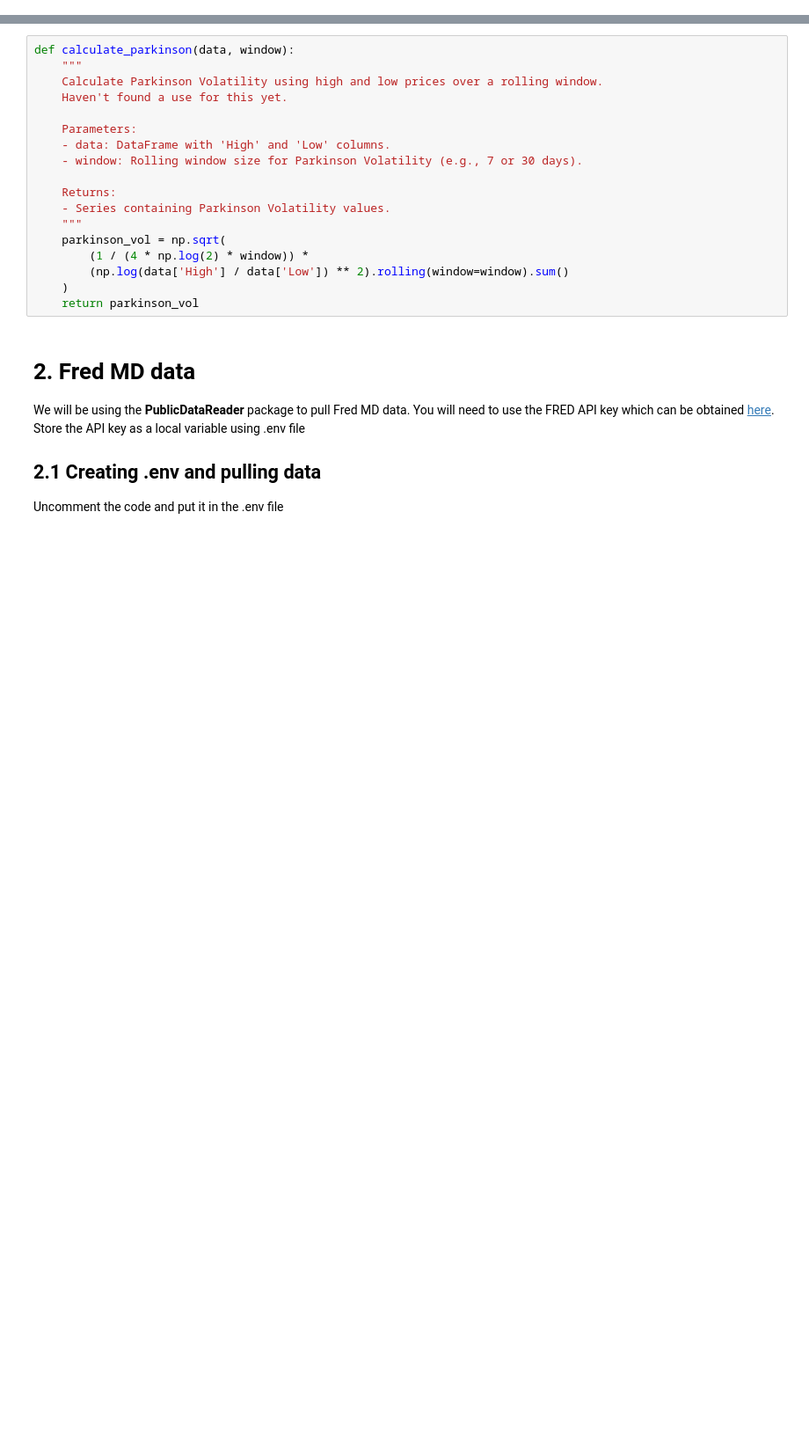
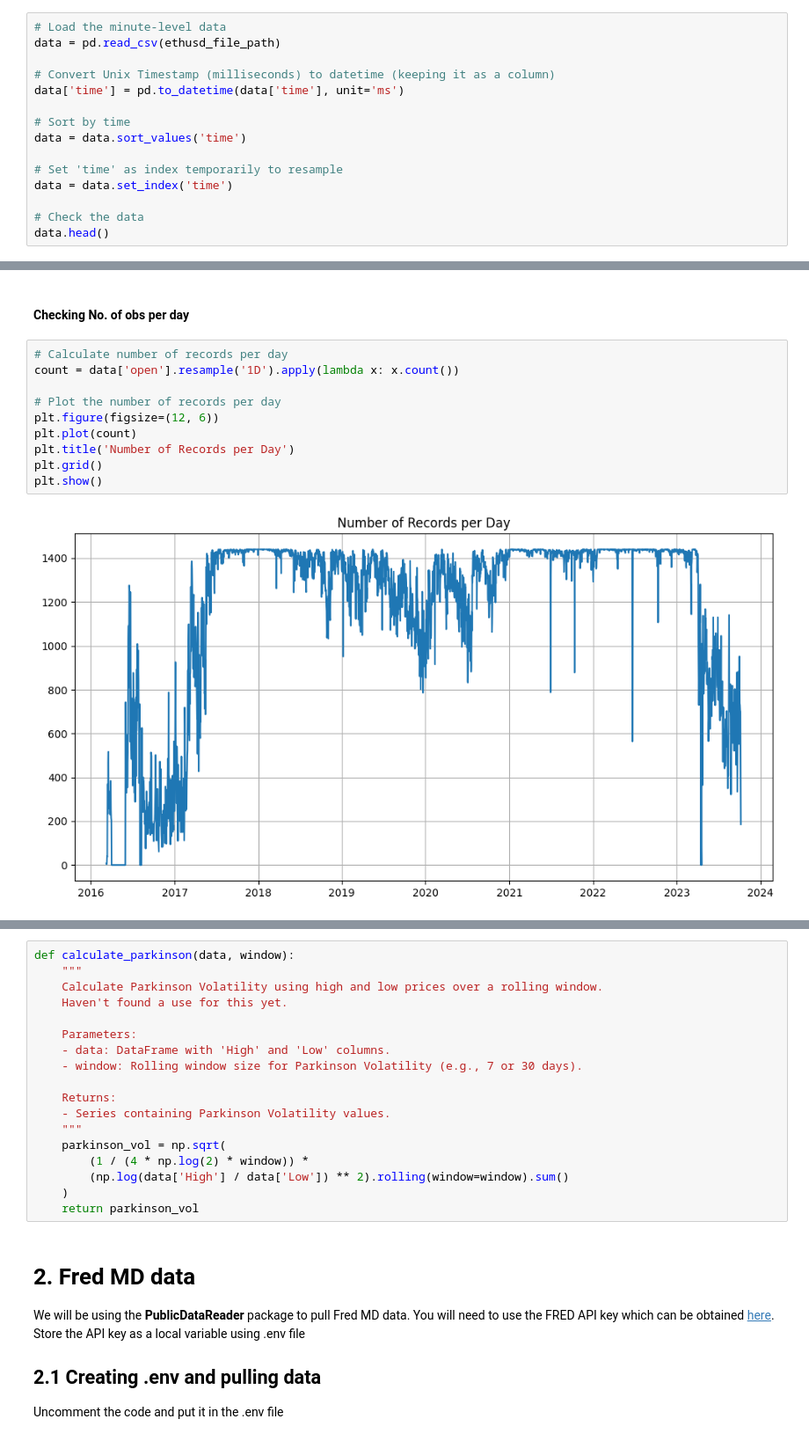
Before and after one commit to zhyoung17/crypto-rv-forecast, a Jupyter notebook: notebooks/data_processing/data_preprocessing.ipynb, the cells around one changed output, grey strips where cells are left out. Shown at 88% size. Saved outputs shown, nothing was run; the diff lists cells and outputs as text; blank space fills up the shorter version.

```diff
--- a/notebooks/data_processing/data_preprocessing.ipynb
+++ b/notebooks/data_processing/data_preprocessing.ipynb
@@ -65,0 +12,15 @@ daily_data = daily_data.reset_index()
+# %%
+# Load the minute-level data
+data = pd.read_csv(ethusd_file_path)
+
+# Convert Unix Timestamp (milliseconds) to datetime (keeping it as a column)
+data['time'] = pd.to_datetime(data['time'], unit='ms')
+
+# Sort by time
+data = data.sort_values('time')
+
+# Set 'time' as index temporarily to resample
+data = data.set_index('time')
+
+# Check the data
+data.head()
@@ -65,0 +35,14 @@ daily_data = daily_data.reset_index()
+# %% [markdown]
+#### Checking No. of obs per day
+# %%
+# Calculate number of records per day
+count = data['open'].resample('1D').apply(lambda x: x.count())
+
+# Plot the number of records per day
+plt.figure(figsize=(12, 6))
+plt.plot(count)
+plt.title('Number of Records per Day')
+plt.grid()
+plt.show()
+# %% [output]
+[figure, added]
```
Also changed, not shown: parts of 24 cells of this notebook, 5 other files.
